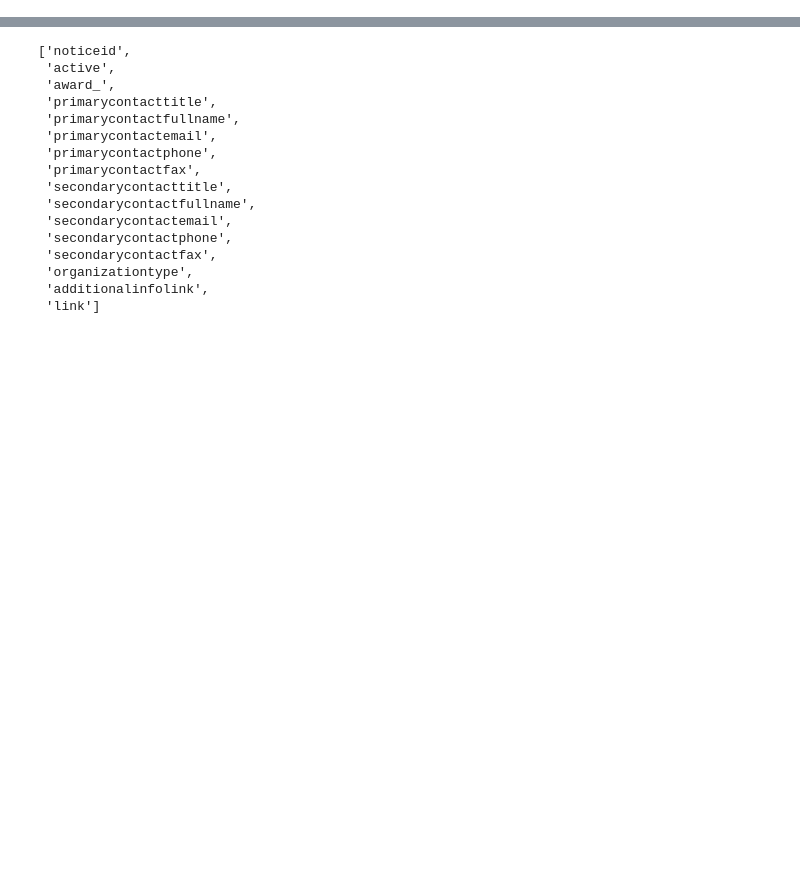
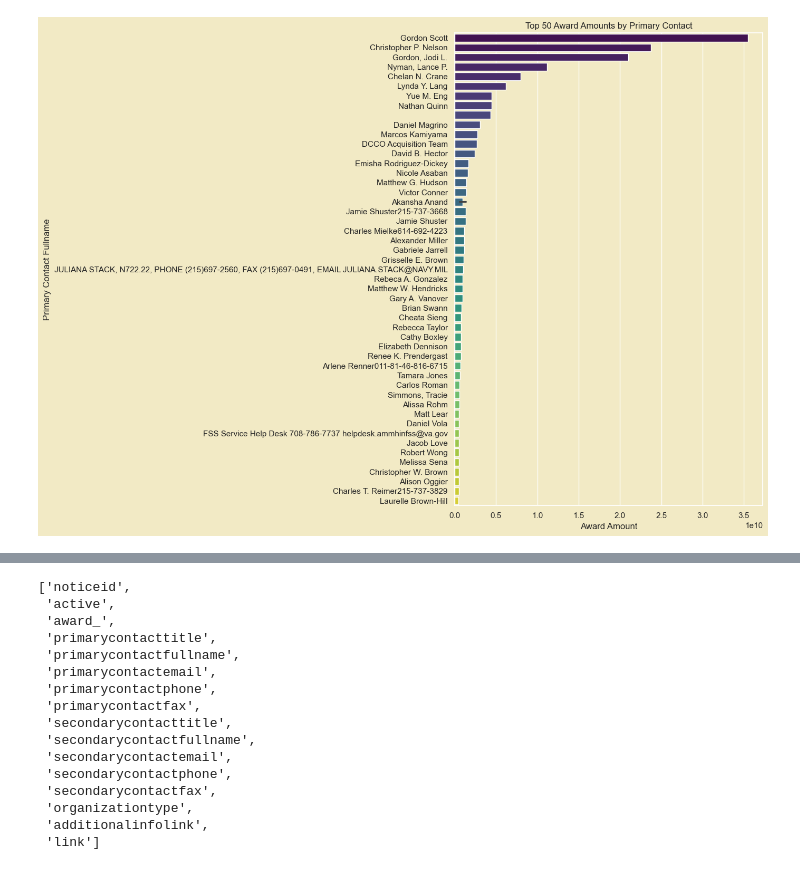
Before and after one commit to LNshuti/usgov-contracts-rag, a Jupyter notebook: src/notebooks/ml_usgov_contracts_ecommendation.ipynb, the cells around one changed output, grey strips where cells are left out. Saved outputs shown, nothing was run; the diff lists cells and outputs as text; code cells hidden in the pictures; blank space fills up the shorter version.

```diff
--- a/src/notebooks/ml_usgov_contracts_ecommendation.ipynb
+++ b/src/notebooks/ml_usgov_contracts_ecommendation.ipynb
@@ -136,0 +137,3 @@ shape: (5_800, 47)
+# %%
+award_=df2022['primarycontactemail', 'primarycontactfullname','primarycontactphone', 'award_'].unique()
+award_
@@ -136,0 +184,15 @@ shape: (5_800, 47)
+# %%
+# Filter out rows where any of the specified columns are null
+filtered_df = award__df_clean.dropna(subset=['primarycontactemail', 'primarycontactfullname', 'primarycontactphone', 'award_amount'])
+
+# Group by the specified columns and calculate the sum of award_amount
+grouped_df = filtered_df.groupby(['primarycontactemail', 'primarycontactfullname', 'primarycontactphone']).agg({'award_amount': 'sum'}).reset_index()
+
+# Sort the dataframe by award_amount in descending order and select the top 50
+top_50_df = grouped_df.sort_values(by='award_amount', ascending=False).head(50)
+
+# Round the award_amount to 1 decimal place and format with thousands separators
+top_50_df['award_amount'] = top_50_df['award_amount'].apply(lambda x: f"{x:,.1f}")
+
+# Display the result
+print(top_50_df)
@@ -136,0 +217,14 @@ shape: (5_800, 47)
+# %%
+# Convert award_amount back to float for plotting
+top_50_df['award_amount'] = top_50_df['award_amount'].str.replace(',', '').astype(float)
+
+# Plot the top 50 award amounts
+plt.figure(figsize=(14, 10))
+sns.barplot(x='award_amount', y='primarycontactfullname', data=top_50_df, palette='viridis')
+plt.title('Top 50 Award Amounts by Primary Contact')
+plt.xlabel('Award Amount')
+plt.ylabel('Primary Contact Fullname')
+plt.tight_layout()
+plt.show()
+# %% [output]
+[figure, added]
```
Also changed, not shown: parts of 16 cells of this notebook.
